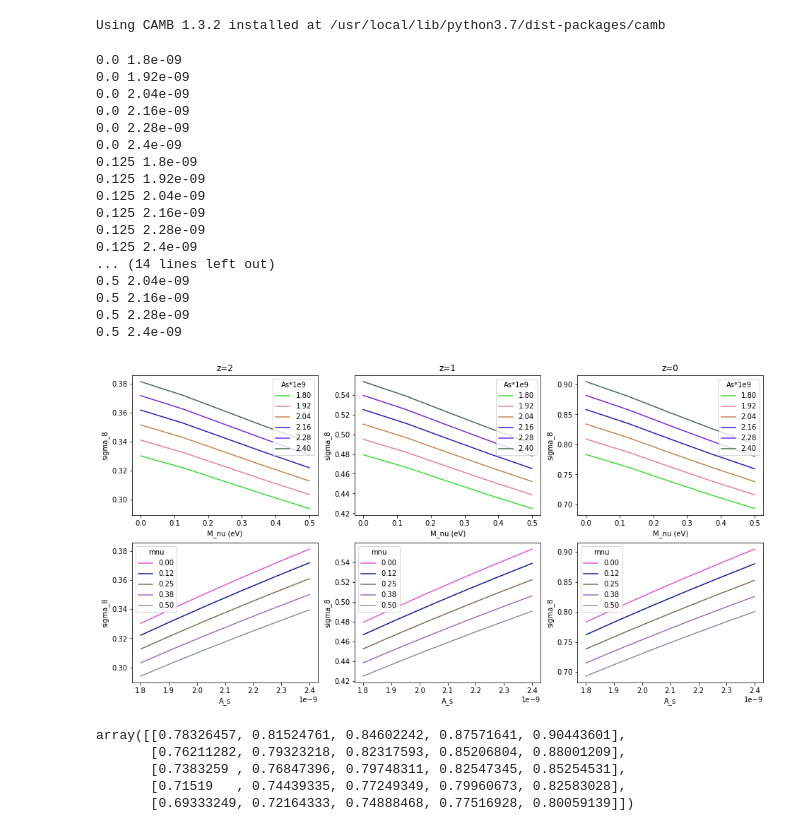
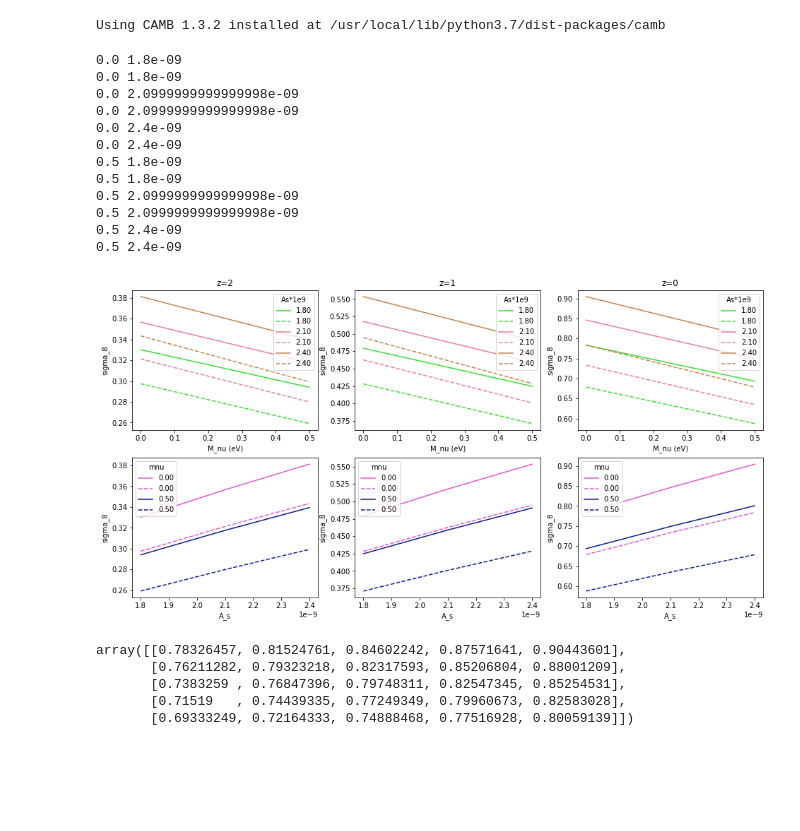
Before and after one commit to liuxx479/HMF, a Jupyter notebook: As_si8.ipynb, the cells around one changed output. Drawn from its saved outputs; the diff is of its cells as text; code cells hidden in the pictures; blank space fills up the shorter version.

```diff
--- a/As_si8.ipynb
+++ b/As_si8.ipynb
@@ -91,7 +108,7 @@ def Mnu2Omeganu(M_nu, omega_m):
     return cosmo.Onu0
 
 zarr=[2,1,0]
-def find_si8(mnu, A_s):
+def find_si8(mnu, A_s, OmegaM=OmegaM, h=h, n_s=n_s, ombh2=ombh2):
   print (mnu, A_s)
   pars = camb.CAMBparams()
 
@@ -109,62 +126,60 @@ def find_si8(mnu, A_s):
   si8=results.get_sigma8()
   return si8
 # %%
-Nbin=5
+Nbin=2
 mnu_arr = linspace(0,0.5,Nbin)
 As_arr = linspace(1.8e-9, 2.4e-9, Nbin+1)
 out = zeros(shape=(Nbin,Nbin+1,len(zarr)))
+out_om = zeros(shape=(Nbin,Nbin+1,len(zarr)))
 
 i=0
 for mnu in mnu_arr:
   j=0
   for As in As_arr:
     out[i,j]=find_si8(mnu, As)
-
+    out_om[i,j]=find_si8(mnu, As, OmegaM=0.25)
     j+=1
   i+=1
 # %% [output]
 0.0 1.8e-09
-0.0 1.92e-09
-0.0 2.04e-09
-0.0 2.16e-09
-0.0 2.28e-09
+0.0 1.8e-09
+0.0 2.0999999999999998e-09
+0.0 2.0999999999999998e-09
 0.0 2.4e-09
-0.125 1.8e-09
-0.125 1.92e-09
-0.125 2.04e-09
-0.125 2.16e-09
-0.125 2.28e-09
-0.125 2.4e-09
-... (14 lines left out)
-0.5 2.04e-09
-0.5 2.16e-09
-0.5 2.28e-09
+0.0 2.4e-09
+0.5 1.8e-09
+0.5 1.8e-09
+0.5 2.0999999999999998e-09
+0.5 2.0999999999999998e-09
 0.5 2.4e-09
+0.5 2.4e-09
 # %%
 # save(root+'test_out',out)
 figure(figsize=(16,8))
 for j in range(len(zarr)):
   seed(5)
   subplot(2,3,1+j)
   for i in range(Nbin+1):
     icolor=rand(3)
     plot(mnu_arr, out[:,i,j], color=icolor, label='%.2f'%(As_arr[i]*1e9))
+    plot(mnu_arr, out_om[:,i,j], '--',color=icolor, label='%.2f'%(As_arr[i]*1e9))
   xlabel('M_nu (eV)')
   ylabel('sigma_8')
   legend(title='As*1e9',ncol=1)
   title('z=%s'%(zarr[j]))
 
   seed(6)
   subplot(2,3,4+j)
   for i in range(Nbin):
     icolor=rand(3)
     plot(As_arr, out[i,:,j],color=icolor, label='%.2f'%(mnu_arr[i]))
+    plot(As_arr, out_om[i,:,j], '--',color=icolor, label='%.2f'%(mnu_arr[i]))
   xlabel('A_s')
   ylabel('sigma_8')
   legend(title='mnu',ncol=1)
 show()
 # %% [output]
-[figure, old version]
+[figure, new version]
 # %%
 results.get_sigma8
 # %% [output]
```
Also changed, not shown: parts of 3 cells of this notebook.
